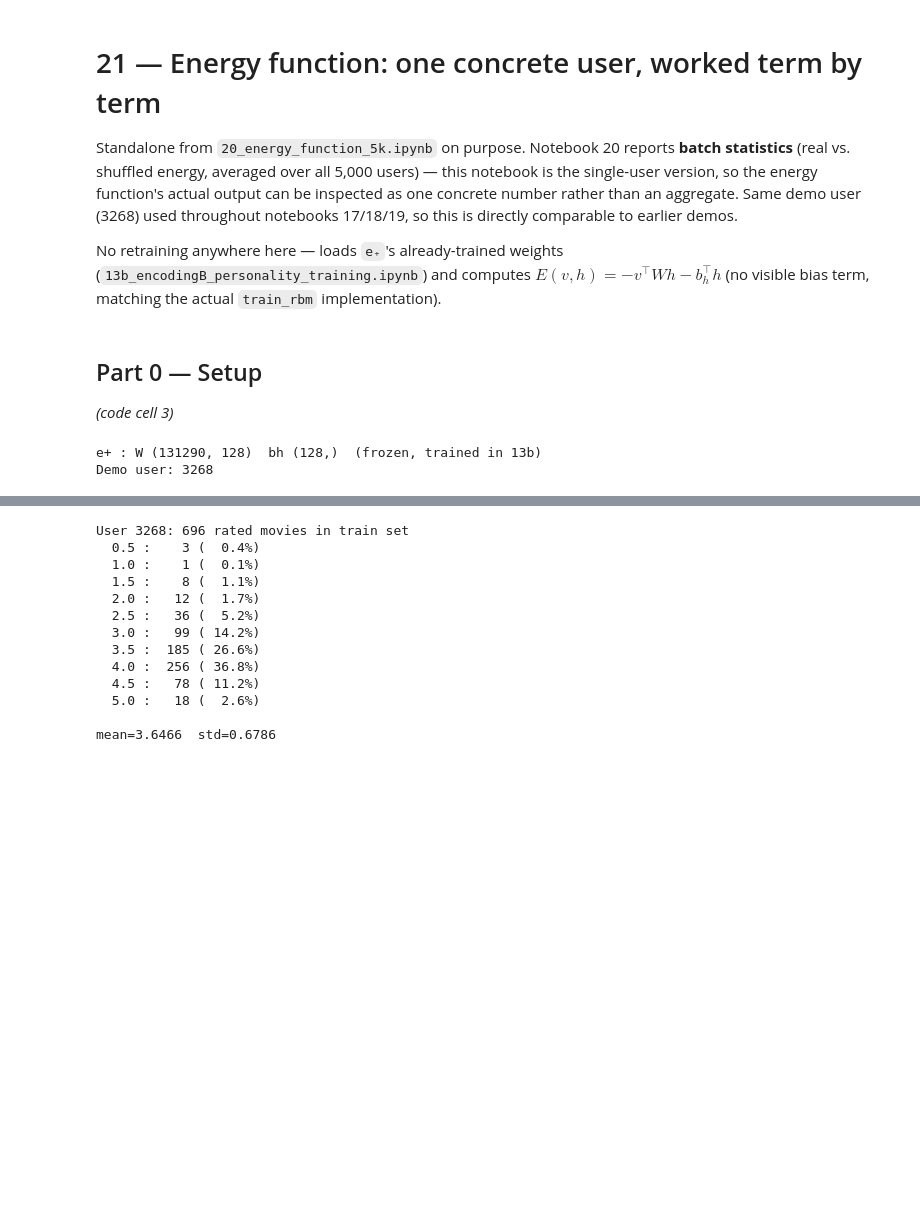
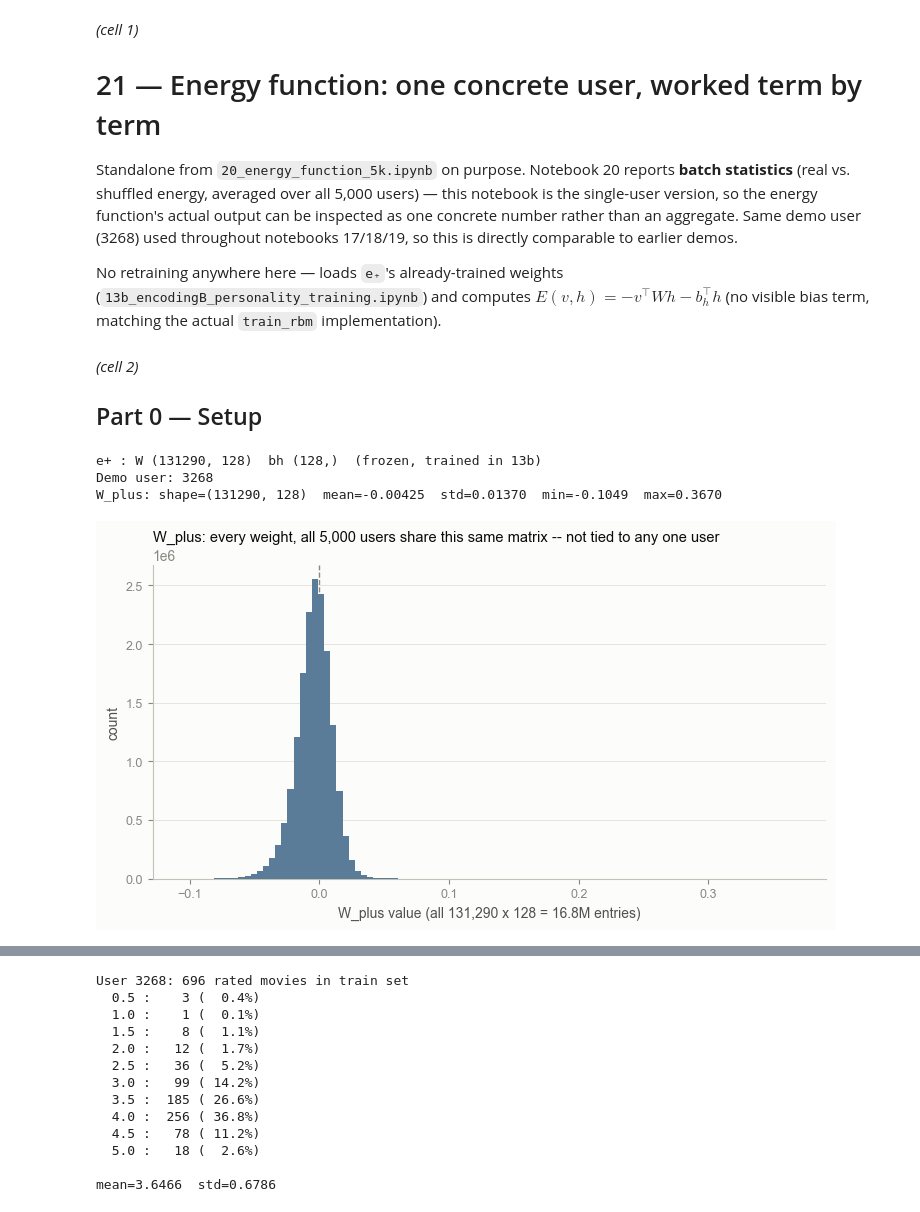
Before and after one commit to yixuan116/MovieLens-with-Restricted-Boltzmann-machine, a Jupyter notebook: notebooks/21_energy_single_user_demo_5k.ipynb, the cells around one changed output, grey strips where cells are left out. Drawn from its saved outputs; the diff is of its cells as text; code cells hidden in the pictures; blank space fills up the shorter version.

```diff
--- a/notebooks/21_energy_single_user_demo_5k.ipynb
+++ b/notebooks/21_energy_single_user_demo_5k.ipynb
@@ -1,14 +1,17 @@
 # %% [markdown]
+*(cell 1)*
+
 # 21 — Energy function: one concrete user, worked term by term
 
 Standalone from `20_energy_function_5k.ipynb` on purpose. Notebook 20 reports **batch statistics** (real vs. shuffled energy, averaged over all 5,000 users) — this notebook is the single-user version, so the energy function's actual output can be inspected as one concrete number rather than an aggregate. Same demo user (3268) used throughout notebooks 17/18/19, so this is directly comparable to earlier demos.
 
 No retraining anywhere here — loads `e₊`'s already-trained weights (`13b_encodingB_personality_training.ipynb`) and computes $E(v,h) = -v^\top W h - b_h^\top h$ (no visible bias term, matching the actual `train_rbm` implementation).
 # %% [markdown]
+*(cell 2)*
+
 ## Part 0 — Setup
-
-*(code cell 3)*
 # %%
+# cell 3
 from pathlib import Path
 
 import numpy as np
@@ -18,31 +21,58 @@ root = Path.cwd().resolve()
 if root.name == "notebooks":
     root = root.parent
 
 data_dir = root / "data"
 proc = root / "data" / "processed"
 out_dir = root / "outputs"
 out_dir.mkdir(parents=True, exist_ok=True)
 K = 10
 DEMO_USER_ID = 3268
 
 
 def sigmoid(x):
     return 1.0 / (1.0 + np.exp(-np.clip(x, -60.0, 60.0)))
 
 
 W_plus = np.load(proc / "rbmB1_weights_5k.npy")
 bh_plus = np.load(proc / "rbmB1_bias_hidden_5k.npy")
 channelB1 = np.load(proc / "channelB1_softmax.npy", mmap_mode="r")
 mask = np.load(proc / "mask.npy", mmap_mode="r")
 cohort_user_ids = np.load(proc / "cohort_user_ids.npy").astype(int)
 movie_vocab = np.load(proc / "movie_vocab.npy").astype(int)
 n_movies = len(movie_vocab)
 n_hidden = bh_plus.shape[0]
 user_to_row = {int(uid): i for i, uid in enumerate(cohort_user_ids)}
 
 print(f"e+ : W {W_plus.shape}  bh {bh_plus.shape}  (frozen, trained in 13b)")
 print(f"Demo user: {DEMO_USER_ID}")
+
+print(f"W_plus: shape={W_plus.shape}  mean={W_plus.mean():.5f}  std={W_plus.std():.5f}  min={W_plus.min():.4f}  max={W_plus.max():.4f}")
+
+import matplotlib.pyplot as plt
+
+INK_PRIMARY, INK_SECONDARY, INK_MUTED = "#0b0b0b", "#52514e", "#898781"
+GRID, BASELINE, SURFACE = "#e1e0d9", "#c3c2b7", "#fcfcfb"
+plt.rcParams["font.family"] = ["Arial", "Helvetica", "DejaVu Sans"]
+
+fig, ax = plt.subplots(figsize=(7.5, 4.2), facecolor=SURFACE)
+ax.set_facecolor(SURFACE)
+ax.hist(W_plus.ravel(), bins=100, color="#5b7c99", zorder=3)
+ax.axvline(0, color=INK_MUTED, linewidth=1, linestyle="--", zorder=2)
+ax.set_xlabel("W_plus value (all 131,290 x 128 = 16.8M entries)", color=INK_SECONDARY, fontsize=10)
+ax.set_ylabel("count", color=INK_SECONDARY, fontsize=10)
+ax.set_title("W_plus: every weight, all 5,000 users share this same matrix -- not tied to any one user", color=INK_PRIMARY, fontsize=10.5, loc="left")
+for s in ("top", "right"):
+    ax.spines[s].set_visible(False)
+for s in ("left", "bottom"):
+    ax.spines[s].set_color(BASELINE)
+ax.tick_params(colors=INK_MUTED, labelsize=9)
+ax.grid(axis="y", color=GRID, linewidth=0.6, zorder=0)
+plt.tight_layout()
+plt.savefig(out_dir / "W_plus_overall_distribution.png", dpi=150, facecolor=SURFACE)
+plt.show()
 # %% [output]
 e+ : W (131290, 128)  bh (128,)  (frozen, trained in 13b)
 Demo user: 3268
+W_plus: shape=(131290, 128)  mean=-0.00425  std=0.01370  min=-0.1049  max=0.3670
+[figure, added]
 # %% [markdown]
```
Also changed, not shown: parts of 126 cells of this notebook, 24 other files.
